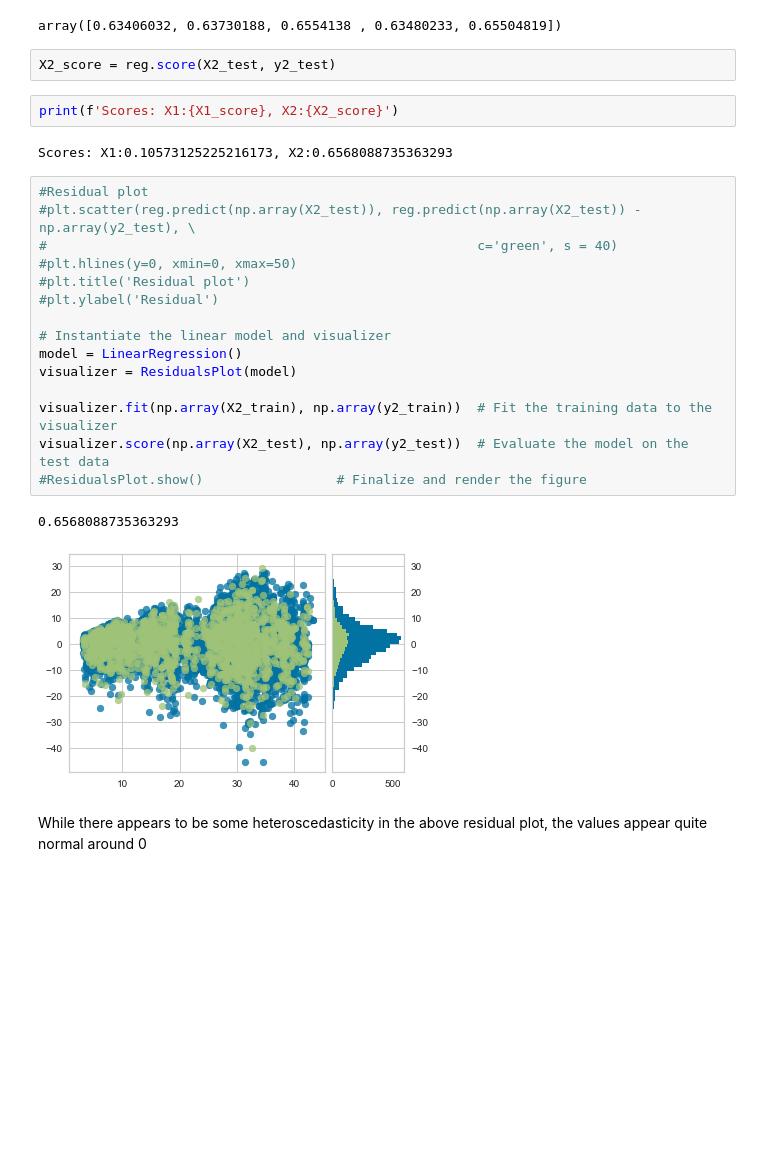
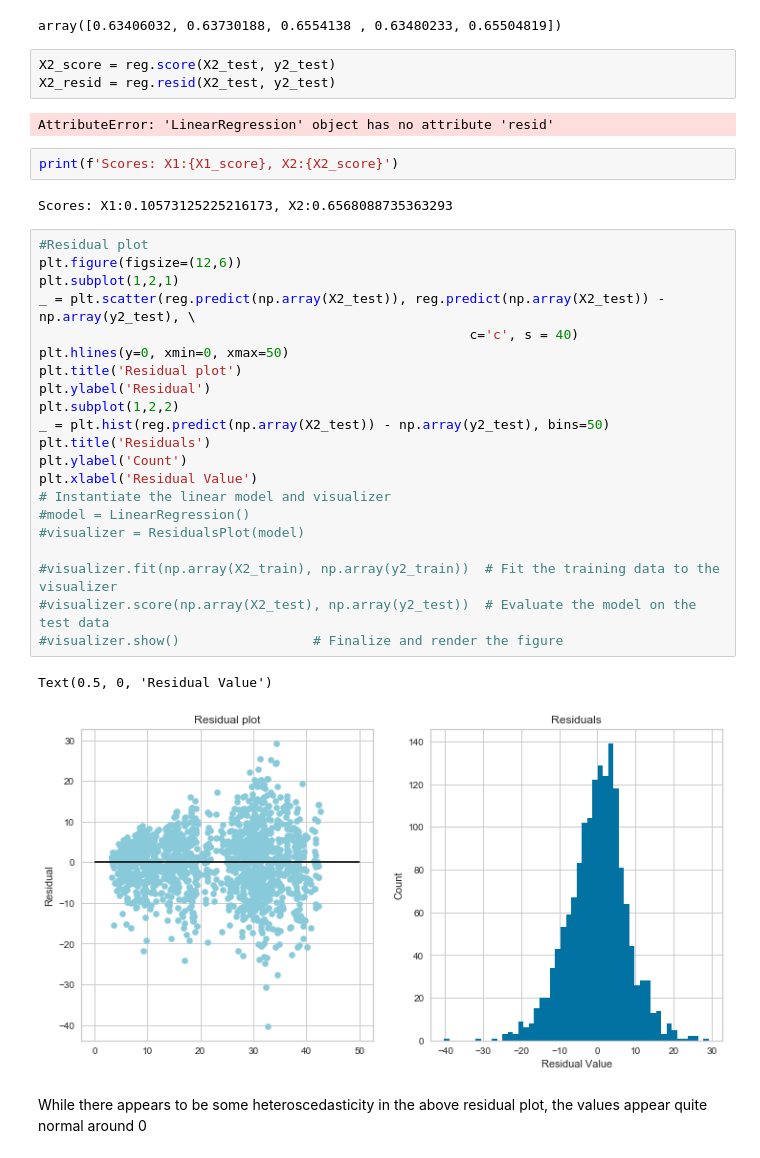
Before and after one commit to ghopping/Springboard_Capstone_1, a Jupyter notebook: GH_Capstone_1_regression.ipynb, the cells around one changed output. Cells and saved outputs as stored; diff of their text form; blank space fills up the shorter version.

```diff
--- a/GH_Capstone_1_regression.ipynb
+++ b/GH_Capstone_1_regression.ipynb
@@ -306,28 +307,37 @@ cv_results
 array([0.63406032, 0.63730188, 0.6554138 , 0.63480233, 0.65504819])
 # %%
 X2_score = reg.score(X2_test, y2_test)
+X2_resid = reg.resid(X2_test, y2_test)
+# %% [output]
+AttributeError: 'LinearRegression' object has no attribute 'resid'
 # %%
 print(f'Scores: X1:{X1_score}, X2:{X2_score}')
 # %% [output]
 Scores: X1:0.10573125225216173, X2:0.6568088735363293
 # %%
 #Residual plot
-#plt.scatter(reg.predict(np.array(X2_test)), reg.predict(np.array(X2_test)) - np.array(y2_test), \
-#                                                       c='green', s = 40)
-#plt.hlines(y=0, xmin=0, xmax=50)
-#plt.title('Residual plot')
-#plt.ylabel('Residual')
+plt.figure(figsize=(12,6))
+plt.subplot(1,2,1)
+_ = plt.scatter(reg.predict(np.array(X2_test)), reg.predict(np.array(X2_test)) - np.array(y2_test), \
+                                                       c='c', s = 40)
+plt.hlines(y=0, xmin=0, xmax=50)
+plt.title('Residual plot')
+plt.ylabel('Residual')
+plt.subplot(1,2,2)
+_ = plt.hist(reg.predict(np.array(X2_test)) - np.array(y2_test), bins=50)
+plt.title('Residuals')
+plt.ylabel('Count')
+plt.xlabel('Residual Value')
+# Instantiate the linear model and visualizer
+#model = LinearRegression()
+#visualizer = ResidualsPlot(model)
 
-# Instantiate the linear model and visualizer
-model = LinearRegression()
-visualizer = ResidualsPlot(model)
-
-visualizer.fit(np.array(X2_train), np.array(y2_train))  # Fit the training data to the visualizer
-visualizer.score(np.array(X2_test), np.array(y2_test))  # Evaluate the model on the test data
-#ResidualsPlot.show()                 # Finalize and render the figure
+#visualizer.fit(np.array(X2_train), np.array(y2_train))  # Fit the training data to the visualizer
+#visualizer.score(np.array(X2_test), np.array(y2_test))  # Evaluate the model on the test data
+#visualizer.show()                 # Finalize and render the figure
 # %% [output]
-0.6568088735363293
+Text(0.5, 0, 'Residual Value')
-[figure, old version]
+[figure, new version]
 # %% [markdown]
 While there appears to be some heteroscedasticity in the above residual plot, the values appear quite normal around 0
 # %%
```
Also changed, not shown: parts of 5 cells of this notebook.
